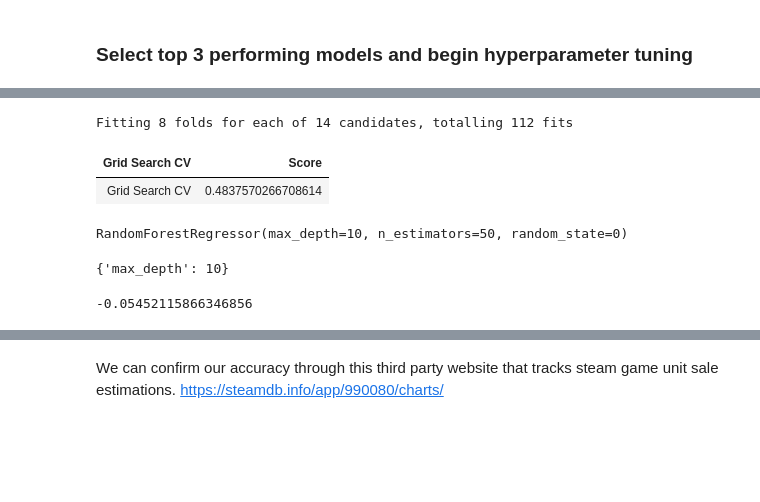
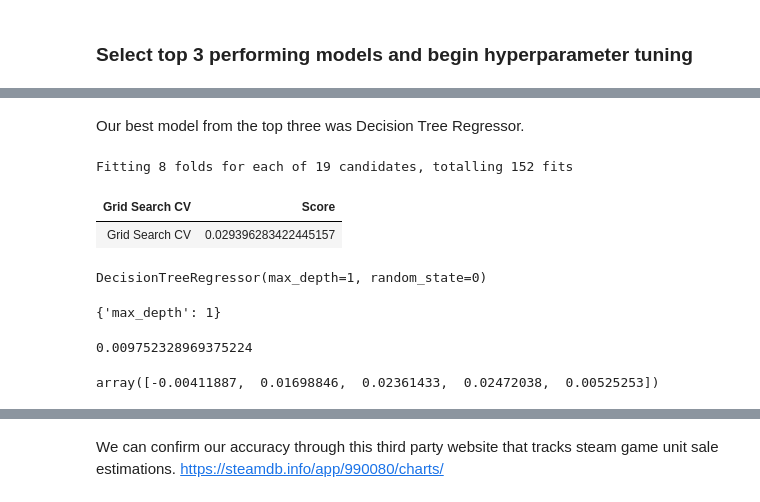
Before and after one commit to hypothetical-lemon/COMP4448, a Jupyter notebook: final_project.ipynb, the cells around one changed output, grey strips where cells are left out. Drawn from its saved outputs; the diff is of its cells as text; code cells hidden in the pictures; blank space fills up the shorter version.

Commit message:
updated modeling

```diff
--- a/final_project.ipynb
+++ b/final_project.ipynb
@@ -532,14 +533,14 @@ clean_df.drop('price', inplace=True, axis=1)
 X = clean_df
 X.columns = X.columns.astype(str)
 
-ss = StandardScaler()
-scaled_arr = ss.fit_transform(X)
-scaled_arr
+# minmax = MinMaxScaler()
+# scaled_arr = minmax.fit_transform(X)
+# scaled_y = minmax.fit_transform(y.reshape(-1, 1))
 
-x_train, x_test, y_train, y_test = train_test_split(scaled_arr, y, test_size=.20, random_state=0)
+x_train, x_test, y_train, y_test = train_test_split(X, y, test_size=.20, random_state=0)
 
-print(x_train[:5])
-print(x_test[:5])
-print(y_train[:5])
-print(y_test[:5])
+print(x_train[:1])
+print(x_test[:1])
+print(y_train[:1])
+print(y_test[:1])
 # %% [output]
@@ -670,37 +668,39 @@ pretty2table
+# %% [markdown]
+Our best model from the top three was Decision Tree Regressor.
 # %%
 param_grid_search = [
-    {'bootstrap': [True, False]},
-    {'max_depth': [10, 110]},
-    {'max_features': ['auto', 'sqrt']},
+    {'criterion': ['friedman_mse', 'squared_error', 'absolute_error', 'poisson']},
+    {'splitter': ['best', 'random']},
+    {'max_depth': [1, 3, 5, 8]},
     {'min_samples_split': [2, 5, 10]},
     {'min_samples_leaf': [1, 2, 4]},
-    {'n_estimators': [200, 2000]},
+    {'max_features': ['auto', 'sqrt', 'log2']},
 ]
 
-grid_search = GridSearchCV(estimator=rfr, cv=8, param_grid=param_grid_search, error_score='raise', verbose=3, n_jobs=10)
+grid_search = GridSearchCV(estimator=dt_r, cv=8, param_grid=param_grid_search, error_score='raise', verbose=2, n_jobs=10)
 
-rs_model = grid_search.fit(x_train, y_train)
+dt_model = grid_search.fit(x_train, y_train)
 
-rs_score = rs_model.score(X=x_train, y=y_train)
+dt_score = dt_model.score(X=x_train, y=y_train)
 
-pretty3table = PrettyTable(field_names=['Grid Search CV', 'Score'])
+pretty4table = PrettyTable(field_names=['Grid Search CV', 'Score'])
 
-pretty3table.add_row(["Grid Search CV", rs_score])
+pretty4table.add_row(["Grid Search CV", (dt_score)])
 
-pretty3table
+pretty4table
 # %% [output]
-Fitting 8 folds for each of 14 candidates, totalling 112 fits
+Fitting 8 folds for each of 19 candidates, totalling 152 fits
 | Grid Search CV | Score |
-| Grid Search CV | 0.4837570266708614 |
+| Grid Search CV | 0.029396283422445157 |
 # %%
 grid_search.best_estimator_
 # %% [output]
-RandomForestRegressor(max_depth=10, n_estimators=50, random_state=0)
+DecisionTreeRegressor(max_depth=1, random_state=0)
 # %%
 grid_search.best_params_
 # %% [output]
-{'max_depth': 10}
+{'max_depth': 1}
 # %%
 grid_search.best_score_
 # %% [output]
--0.05452115866346856
+0.009752328969375224
@@ -706,0 +712,5 @@ grid_search.best_score_
+# %%
+best_dt_scores = cross_val_score(estimator=grid_search.best_estimator_, X=x_train, y=y_train)
+best_dt_scores
+# %% [output]
+array([-0.00411887,  0.01698846,  0.02361433,  0.02472038,  0.00525253])
```
Also changed, not shown: parts of 21 cells of this notebook.
